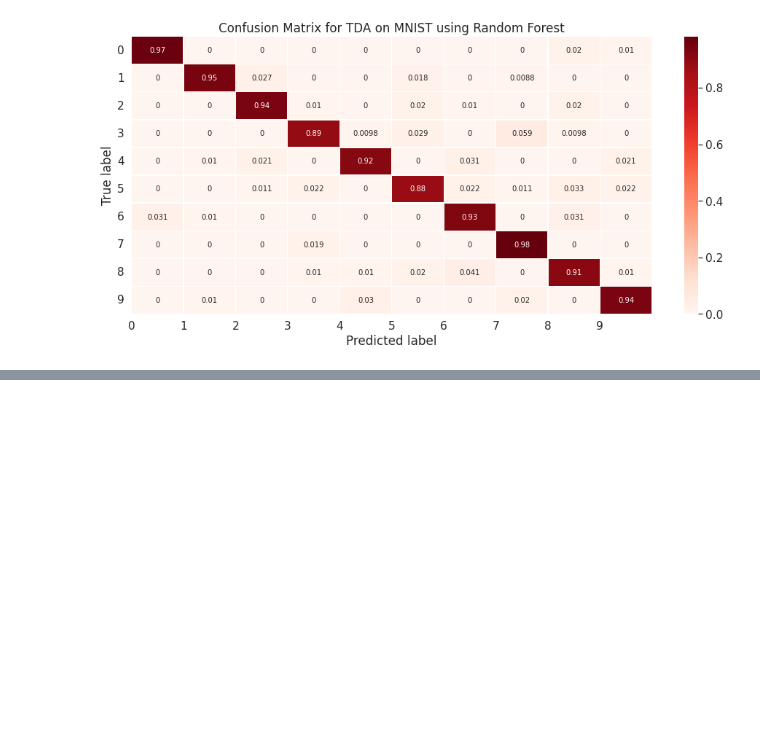
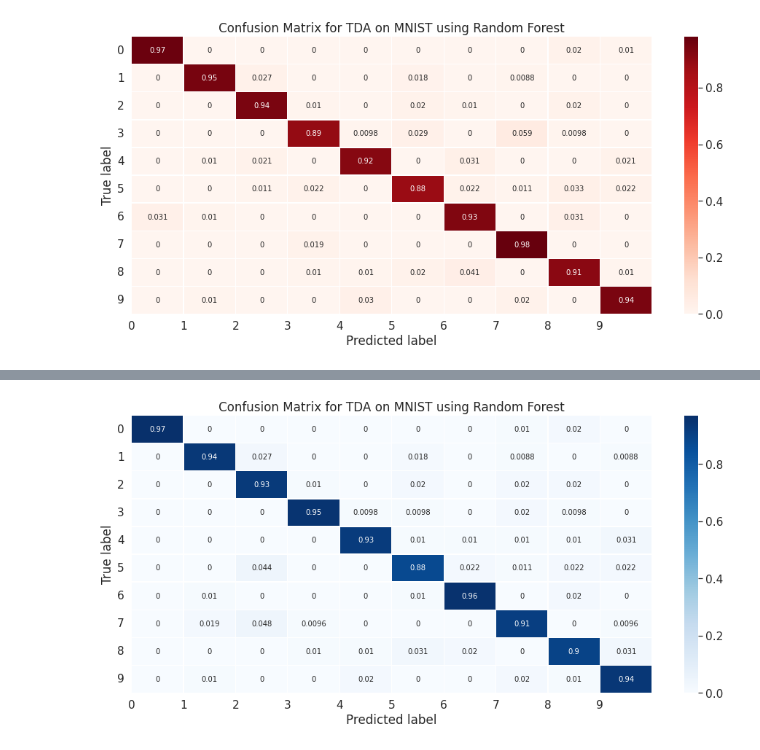
Before and after one commit to Itachi1999/TDA_on_MNIST, a Jupyter notebook: TDA_on_MNIST.ipynb, the cells around one changed output, grey strips where cells are left out. Saved outputs shown, nothing was run; the diff lists cells and outputs as text; code cells hidden in the pictures; blank space fills up the shorter version.

Commit message:
Also Applied XGBoost

```diff
--- a/TDA_on_MNIST.ipynb
+++ b/TDA_on_MNIST.ipynb
@@ -455,3 +455,13 @@ plt.savefig('/content/drive/MyDrive/Github/TDA_on_MNIST/results_log/confusion_ma
 plt.show()
 # %% [output]
 [figure]
+# %%
+import xgboost as xgb
+
+
+xgb_model = xgb.XGBClassifier(objective="multi:softprob", random_state=42)
+xgb_model.fit(X_train_tda, y_train)
+
+y_pred_test_xgb = xgb_model.predict(X_test_tda)
+y_pred_test_xgb_DF = pd.DataFrame(y_pred_test_xgb)
+y_pred_test_xgb_DF.to_csv('/content/drive/MyDrive/Github/TDA_on_MNIST/data/y_pred_test(xgb).csv')
@@ -457,0 +494,24 @@ plt.show()
+# %%
+# Get and reshape confusion matrix data
+matrix = confusion_matrix(y_test, y_pred_test_xgb)
+matrix = matrix.astype('float') / matrix.sum(axis=1)[:, np.newaxis]
+
+# Build the plot
+plt.figure(figsize=(16,7))
+sns.set(font_scale=1.4)
+sns.heatmap(matrix, annot=True, annot_kws={'size':10},
+            cmap=plt.cm.Blues, linewidths=0.2)
+
+# Add labels to the plot
+class_names = ['0', '1', '2', '3', '4', '5', '6', '7', '8', '9']
+tick_marks = np.arange(len(class_names))
+tick_marks2 = tick_marks + 0.5
+plt.xticks(tick_marks, class_names)
+plt.yticks(tick_marks2, class_names, rotation=0)
+plt.xlabel('Predicted label')
+plt.ylabel('True label')
+plt.title('Confusion Matrix for TDA on MNIST using Random Forest')
+plt.savefig('/content/drive/MyDrive/Github/TDA_on_MNIST/results_log/confusion_matrix(xgb).png')
+plt.show()
+# %% [output]
+[figure, added]
```
Also changed, not shown: parts of 5 cells of this notebook, 4 other files.
